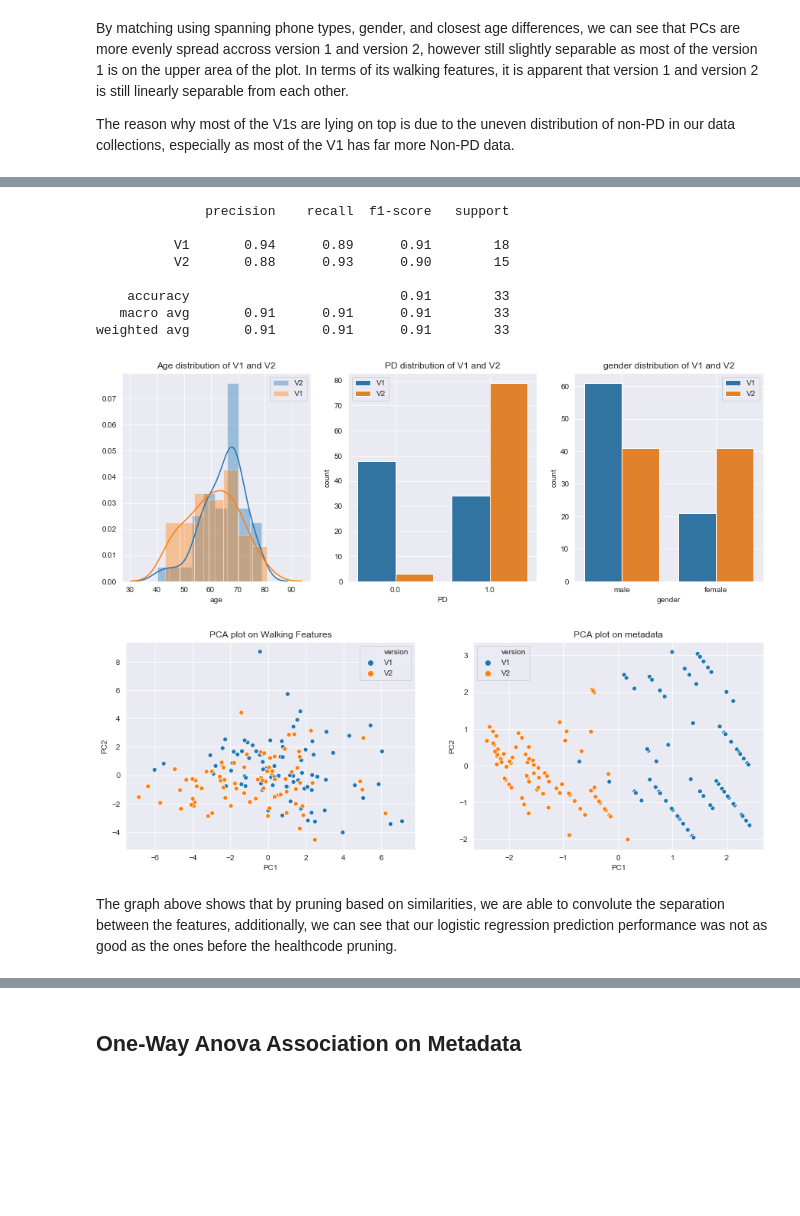
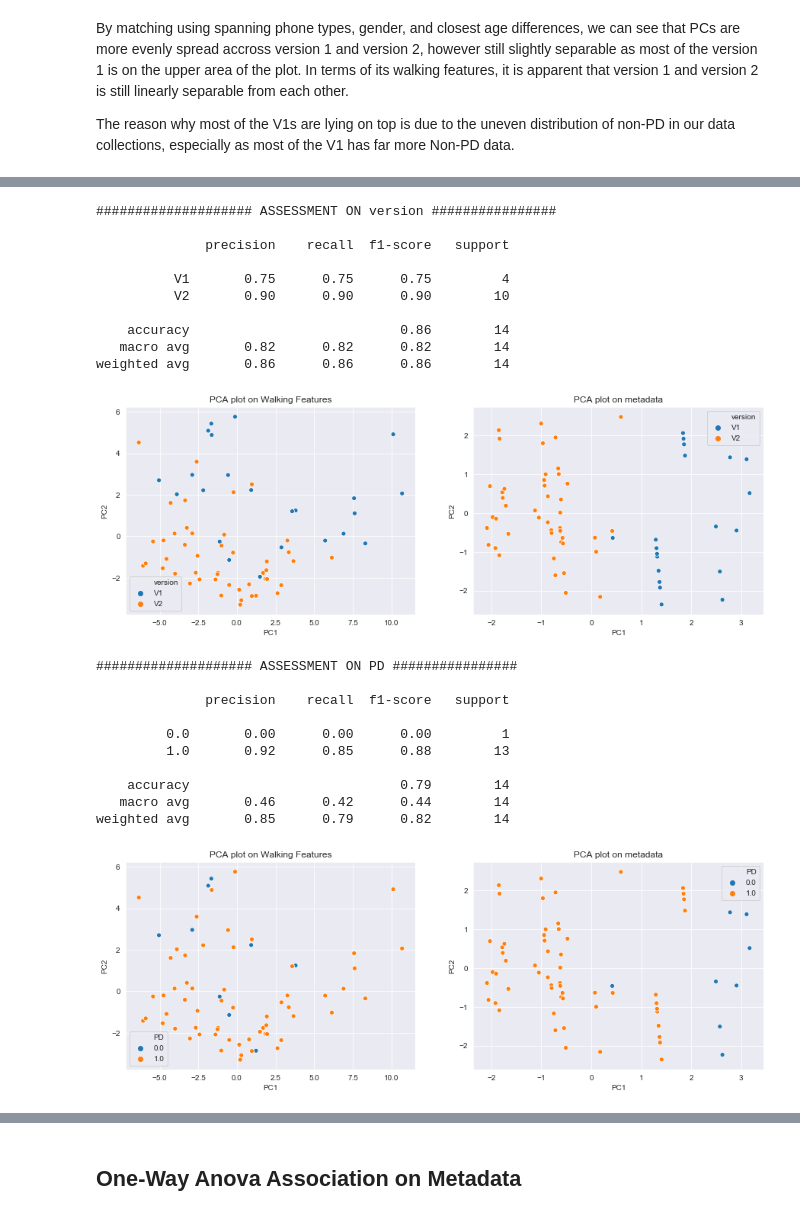
Before and after one commit to arytontediarjo/mPower-Analysis, a Jupyter notebook: Notebooks/Other-analysis-notebook/matching_preliminary_ideas.ipynb, the cells around one changed output, grey strips where cells are left out. Cells and saved outputs as stored; diff of their text form; code cells hidden in the pictures; blank space fills up the shorter version.

```diff
--- a/Notebooks/Other-analysis-notebook/matching_preliminary_ideas.ipynb
+++ b/Notebooks/Other-analysis-notebook/matching_preliminary_ideas.ipynb
@@ -298,21 +313,15 @@ This notebook will explore preliminary techniques to reduce confounding factors
+# %%
+data = query.get_file_entity("syn21281633")
+data = process.addAdditionalFeatures_viz().transform(data)
+data = process.collapseFeatures(aggregation_type = "max").transform(data)
+healthcode_list = query.get_healthcodes(is_filtered = True)
 # %%
-## retrieve datasets ##
-
-
-### retrieve version 1 data ###
-dataV1 = get_file_entity("syn21248673")
-
-
-### retrieve data from mPower version 2 ###
-### side note: some data are prune to match the distribution to those in V1 ###
-dataV2 = get_file_entity("syn21248675")
+## separate data version 1 and version 2
+dataV1 = data[(data["healthCode"].isin(healthcode_list)) & (data["version"] == "V1")]
+dataV2 = data[(data["version"] == "V2")]
 dataV2 = dataV2[dataV2["age"] >= dataV1["age"].min()]
 
-### retrieve passive data ####
-dataPassive = get_file_entity("syn21248676")
-
-
 ## concatenate dataset and annotate iphone type ##
-data = pd.concat([dataV1, dataV2]).reset_index().dropna()
+data = pd.concat([dataV1.reset_index(drop = True), dataV2.reset_index(drop = True)]).reset_index(drop = True)
 data["phone_type"] = data["phoneInfo"].apply(annot_phone)
 # %% [markdown]
@@ -435,3 +488,4 @@ weighted avg       1.00      0.82      0.90        22
 # %%
-matched_data = getKNN_user2user(data, 5, "euclidean", walking_feat_cols)
+matched_data = getKNN_user2user(data, 10, "euclidean", walking_feat_cols)
 matched_data_encoded = OHE_data(matched_data)[0]
+OHE_feat_cols = OHE_data(matched_data)[1]
@@ -438,17 +496,27 @@ matched_data_encoded = OHE_data(matched_data)[0]
 # %%
-show_distribution(matched_data_encoded, "version")
 PCA_plotter(matched_data_encoded, walking_feat_cols, OHE_feat_cols, "version")
+PCA_plotter(matched_data_encoded, walking_feat_cols, OHE_feat_cols, "PD")
 # %% [output]
+#################### ASSESSMENT ON version ################
+
               precision    recall  f1-score   support
 
-          V1       0.94      0.89      0.91        18
-          V2       0.88      0.93      0.90        15
+          V1       0.75      0.75      0.75         4
+          V2       0.90      0.90      0.90        10
 
-    accuracy                           0.91        33
-   macro avg       0.91      0.91      0.91        33
-weighted avg       0.91      0.91      0.91        33
+    accuracy                           0.86        14
+   macro avg       0.82      0.82      0.82        14
+weighted avg       0.86      0.86      0.86        14
-[figure, old version]
+[figure, new version]
+#################### ASSESSMENT ON PD ################
+
+              precision    recall  f1-score   support
+
+         0.0       0.00      0.00      0.00         1
+         1.0       0.92      0.85      0.88        13
+
+    accuracy                           0.79        14
+   macro avg       0.46      0.42      0.44        14
+weighted avg       0.85      0.79      0.82        14
-[figure, old version]
+[figure, new version]
-# %% [markdown]
-The graph above shows that by pruning based on similarities, we are able to convolute the separation between the features, additionally, we can see that our logistic regression prediction performance was not as good as the ones before the healthcode pruning.
 # %% [markdown]
```
Also changed, not shown: parts of 43 cells of this notebook, 6 other files.
